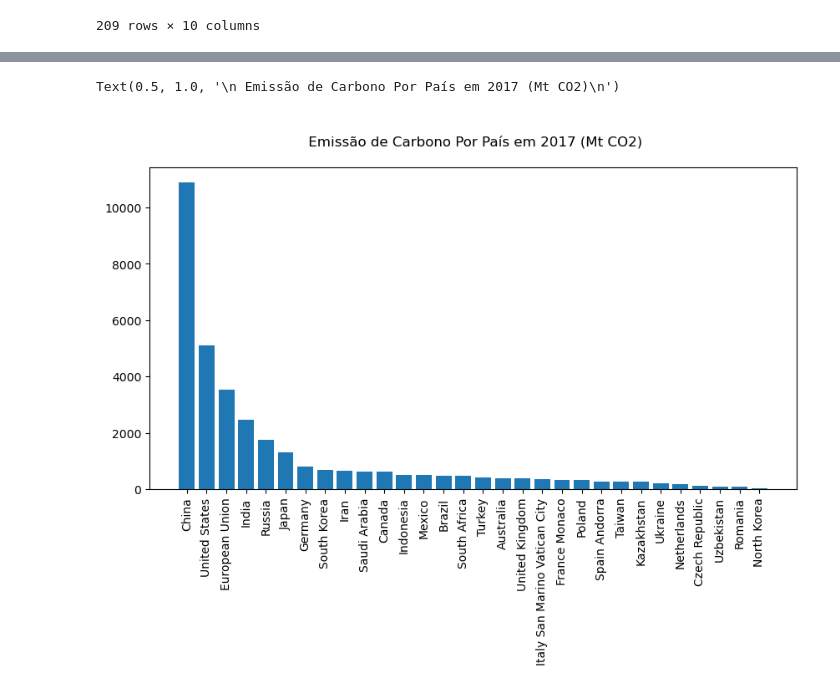
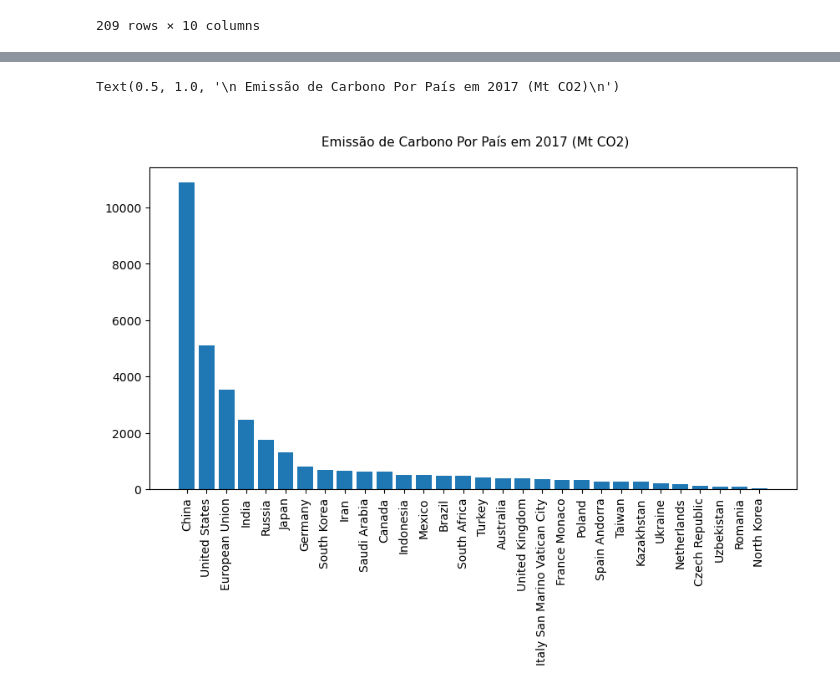
Before and after one commit to henriquecarvalho-maker/Emiss-o-de-Carbono-por-Pais, a Jupyter notebook: analise_carbono_pais.ipynb, the cells around one changed output, grey strips where cells are left out. Drawn from its saved outputs; the diff is of its cells as text; code cells hidden in the pictures.

```diff
--- a/analise_carbono_pais.ipynb
+++ b/analise_carbono_pais.ipynb
@@ -115,7 +115,7 @@ emissao_com_mais_de_cemvinte_k_2 = emissao_com_mais_de_cemvinte_k.sort_values('2
 # %%
 plt.bar(emissao_com_mais_de_cemvinte_k_2['Country'], emissao_com_mais_de_cemvinte_k_2['2017'])
 plt.xticks(rotation=90)
-plt.title('\n Emissão de Carbono Por País em 2017 (Mt CO2)\n', fontsize=12)
+plt.title('\n Emissão de Carbono Por País em 2017 (Mt CO2)\n', fontsize=11)
 # %% [output]
 Text(0.5, 1.0, '\n Emissão de Carbono Por País em 2017 (Mt CO2)\n')
-[figure, old version]
+[figure, new version]
```
Also changed, not shown: parts of 4 cells of this notebook.
